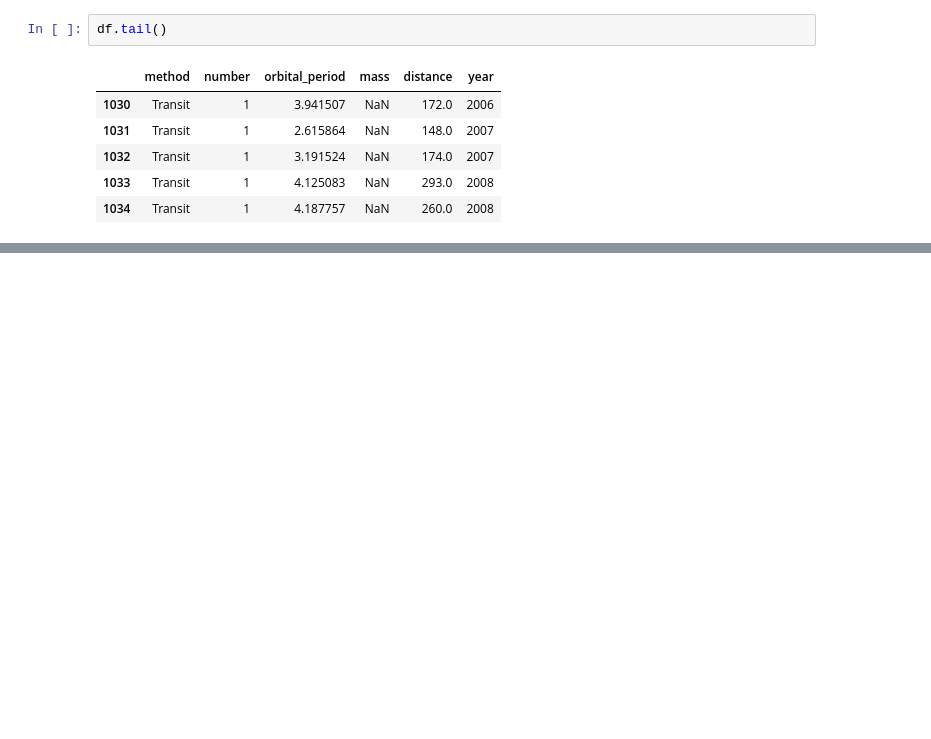
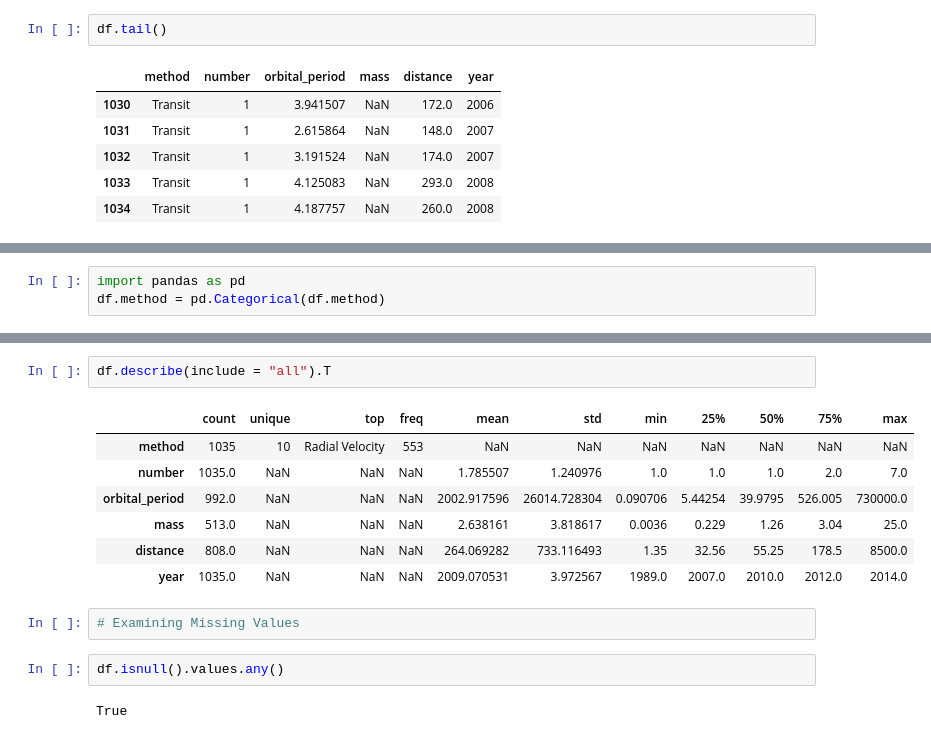
Before and after one commit to mtamerb/data-visualization, a Jupyter notebook: data-visualization.ipynb, the cells around one changed output, grey strips where cells are left out. Saved outputs shown, nothing was run; the diff lists cells and outputs as text; blank space fills up the shorter version.

```diff
--- a/data-visualization.ipynb
+++ b/data-visualization.ipynb
@@ -36,0 +65,3 @@ df.tail()
+# %%
+import pandas as pd
+df.method = pd.Categorical(df.method)
@@ -36,0 +106,16 @@ df.tail()
+# %%
+df.describe(include = "all").T
+# %% [output]
+|  | count | unique | top | freq | mean | std | min | 25% | 50% | 75% | max |
+| method | 1035 | 10 | Radial Velocity | 553 | NaN | NaN | NaN | NaN | NaN | NaN | NaN |
+| number | 1035.0 | NaN | NaN | NaN | 1.785507 | 1.240976 | 1.0 | 1.0 | 1.0 | 2.0 | 7.0 |
+| orbital_period | 992.0 | NaN | NaN | NaN | 2002.917596 | 26014.728304 | 0.090706 | 5.44254 | 39.9795 | 526.005 | 730000.0 |
+| mass | 513.0 | NaN | NaN | NaN | 2.638161 | 3.818617 | 0.0036 | 0.229 | 1.26 | 3.04 | 25.0 |
+| distance | 808.0 | NaN | NaN | NaN | 264.069282 | 733.116493 | 1.35 | 32.56 | 55.25 | 178.5 | 8500.0 |
+| year | 1035.0 | NaN | NaN | NaN | 2009.070531 | 3.972567 | 1989.0 | 2007.0 | 2010.0 | 2012.0 | 2014.0 |
+# %%
+# Examining Missing Values
+# %%
+df.isnull().values.any()
+# %% [output]
+True
```
Also changed, not shown: parts of 34 cells of this notebook.
